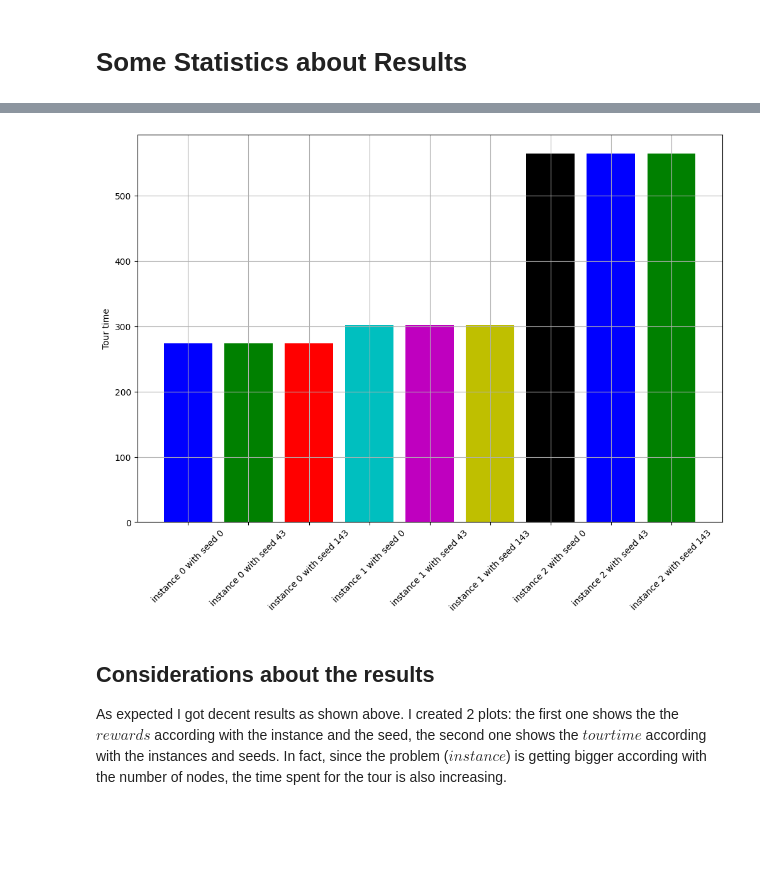
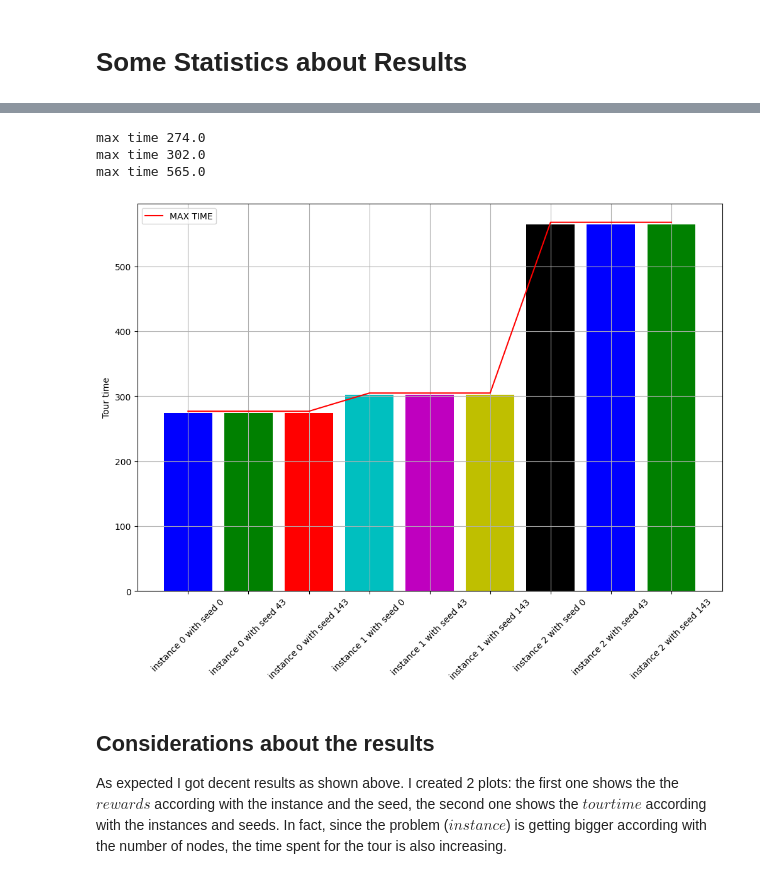
Before and after one commit to filippocasari/AS4-AI, a Jupyter notebook: Filippo_Casari_MSCAI22_hw4.ipynb, the cells around one changed output, grey strips where cells are left out. Cells and saved outputs as stored; diff of their text form; code cells hidden in the pictures; blank space fills up the shorter version.

```diff
--- a/Filippo_Casari_MSCAI22_hw4.ipynb
+++ b/Filippo_Casari_MSCAI22_hw4.ipynb
@@ -257,7 +248,7 @@ class MCTS:
                       and self.env.adj[customer, i] + travel_time < self.env.x[i, 4]
                       and self.env.adj[i, 0] + self.env.adj[customer, i] + travel_time < self.env.x[i, 6]}
       self.ordered_list = [k for k, v in sorted(ordered_view.items(), key=lambda item: -item[1]) if k not in new_path]
-      if len(self.ordered_list) == 0:
+      if not self.ordered_list:
         customer = 0
       else:
         probabilities = softmax(np.array([v for k, v in sorted(ordered_view.items(), key=lambda item: -item[1]) if k not in new_path]))
@@ -406,22 +399,34 @@ max    2.000000  143.000000  565.000000  2.650000
 # %%
 plt.figure(figsize=(12,8))
 plt.bar(x, solutions["tour_time"], color=colors)
 plt.xticks(list(range(len(solutions["tour_time"]))), x, rotation=45)
 #plt.xlabel(x)
 plt.grid()
 plt.ylabel("Tour time")
-spline = UnivariateSpline(x_num_list, solutions["tour_time"], k=1)
-x_smooth = np.linspace(x_num_list[0], x_num_list[-1], 1000)
-y_smooth = spline(x_smooth)
+path = "AI2022MA/OPTW/instances/instances/instance0000.csv"
+time_max_0 = float(pd.read_csv(f"{path}")["MAXTIME"][0])
+print("max time", time_max_0)
+path = "AI2022MA/OPTW/instances/instances/instance0001.csv"
+time_max_1 = float(pd.read_csv(f"{path}")["MAXTIME"][0])
+print("max time", time_max_1)
+path = "AI2022MA/OPTW/instances/instances/instance0002.csv"
+time_max_2 = float(pd.read_csv(f"{path}")["MAXTIME"][0])
+print("max time", time_max_2)
 
+# Plot the smooth curve
+plt.plot(list(range(9)),([time_max_0+3.]*3) + ([time_max_1+3.]*3) + ([time_max_2+3.]*3), 'r-', label="MAX TIME")
+plt.legend()
 # Plot the smooth curve
 #plt.plot(x_smooth, y_smooth, 'r-')
 #plt.plot(x, solutions["tour_time"], 'r-', smooth=True)
 #plt.xticks(list(range(len(solutions["instance"]))))
 #data_frame.plot(x='instance', y='reward', kind='scatter')
 plt.show()
 # %% [output]
+max time 274.0
+max time 302.0
+max time 565.0
-[figure, old version]
+[figure, new version]
 # %% [markdown]
 ## Considerations about the results
 
```
Also changed, not shown: parts of 3 cells of this notebook.
